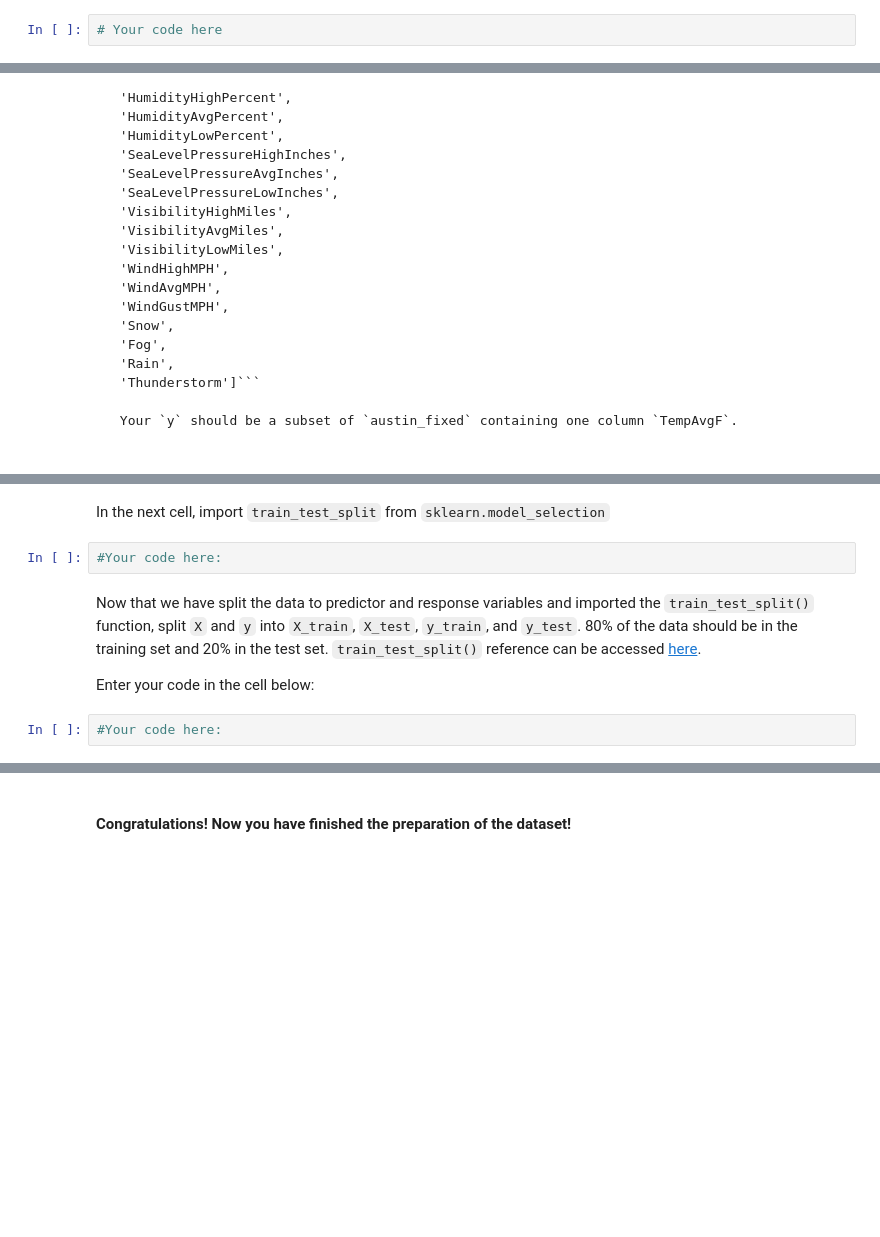
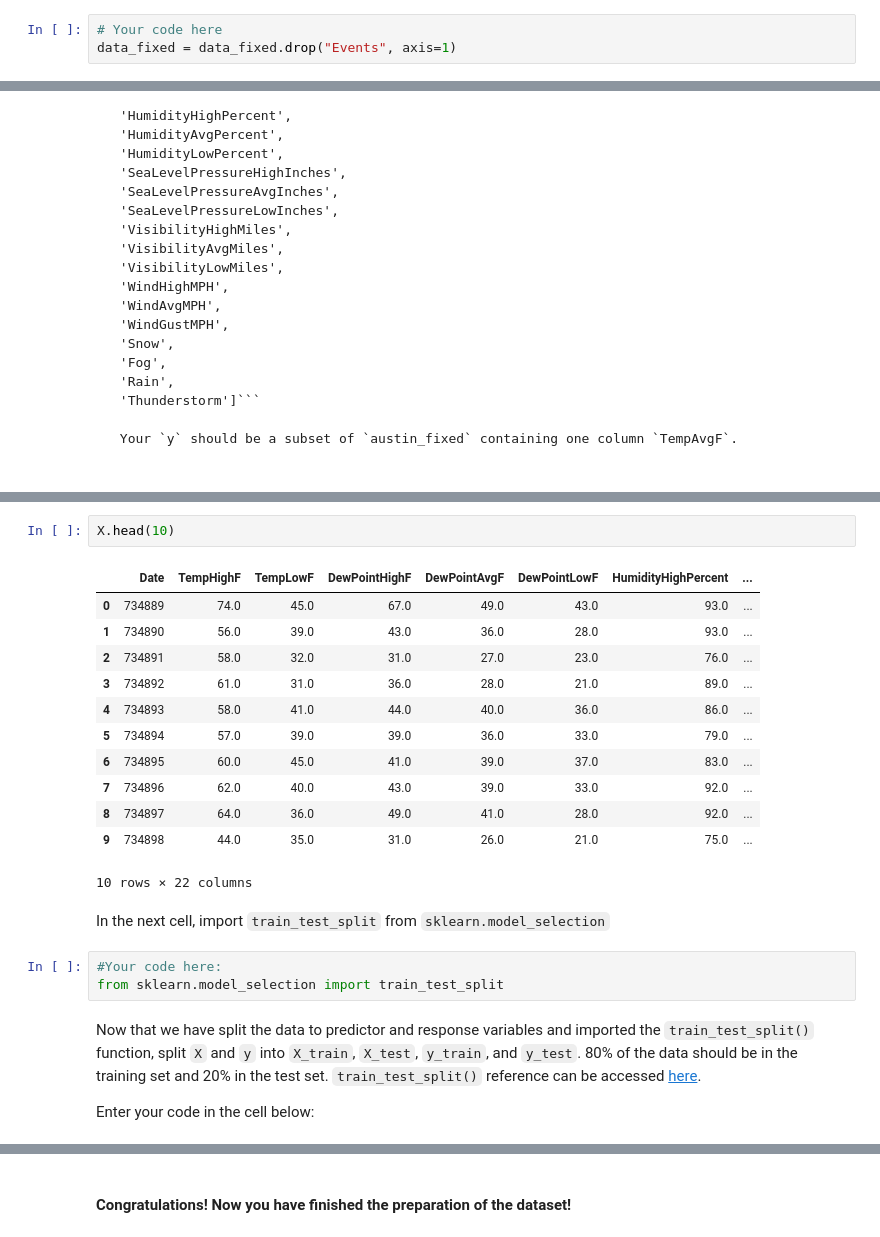
Before and after one commit to jetsal/data_analytics202103_module_3, a Jupyter notebook: labs/module_3_labs/Intro-to-ML/your-code/main.ipynb, the cells around one changed output, grey strips where cells are left out. Drawn from its saved outputs; the diff is of its cells as text; blank space fills up the shorter version.

```diff
--- a/labs/module_3_labs/Intro-to-ML/your-code/main.ipynb
+++ b/labs/module_3_labs/Intro-to-ML/your-code/main.ipynb
@@ -186,3 +420,4 @@ You will check the *Events* column. If its string value contains `Rain`, then th
 #### If your code worked correctly, now we can drop the `Events` column as we don't need it any more.
 # %%
 # Your code here
+data_fixed = data_fixed.drop("Events", axis=1)
@@ -242,11 +533,25 @@ In the next cell, assign the `TempAvgF` column to `y` and the remaining columns
+# %%
+X.head(10)
+# %% [output]
+|  | Date | TempHighF | TempLowF | DewPointHighF | DewPointAvgF | DewPointLowF | HumidityHighPercent | ... |
+| 0 | 734889 | 74.0 | 45.0 | 67.0 | 49.0 | 43.0 | 93.0 | ... |
+| 1 | 734890 | 56.0 | 39.0 | 43.0 | 36.0 | 28.0 | 93.0 | ... |
+| 2 | 734891 | 58.0 | 32.0 | 31.0 | 27.0 | 23.0 | 76.0 | ... |
+| 3 | 734892 | 61.0 | 31.0 | 36.0 | 28.0 | 21.0 | 89.0 | ... |
+| 4 | 734893 | 58.0 | 41.0 | 44.0 | 40.0 | 36.0 | 86.0 | ... |
+| 5 | 734894 | 57.0 | 39.0 | 39.0 | 36.0 | 33.0 | 79.0 | ... |
+| 6 | 734895 | 60.0 | 45.0 | 41.0 | 39.0 | 37.0 | 83.0 | ... |
+| 7 | 734896 | 62.0 | 40.0 | 43.0 | 39.0 | 33.0 | 92.0 | ... |
+| 8 | 734897 | 64.0 | 36.0 | 49.0 | 41.0 | 28.0 | 92.0 | ... |
+| 9 | 734898 | 44.0 | 35.0 | 31.0 | 26.0 | 21.0 | 75.0 | ... |
+10 rows × 22 columns
 # %% [markdown]
 In the next cell, import `train_test_split` from `sklearn.model_selection`
 # %%
 #Your code here:
+from sklearn.model_selection import train_test_split
 # %% [markdown]
 Now that we have split the data to predictor and response variables and imported the `train_test_split()` function, split `X` and `y` into `X_train`, `X_test`, `y_train`, and `y_test`. 80% of the data should be in the training set and 20% in the test set. `train_test_split()` reference can be accessed [here](https://scikit-learn.org/stable/modules/generated/sklearn.model_selection.train_test_split.html).
 
 
 Enter your code in the cell below:
-# %%
-#Your code here:
```
Also changed, not shown: parts of 50 cells of this notebook, 1 other file.
